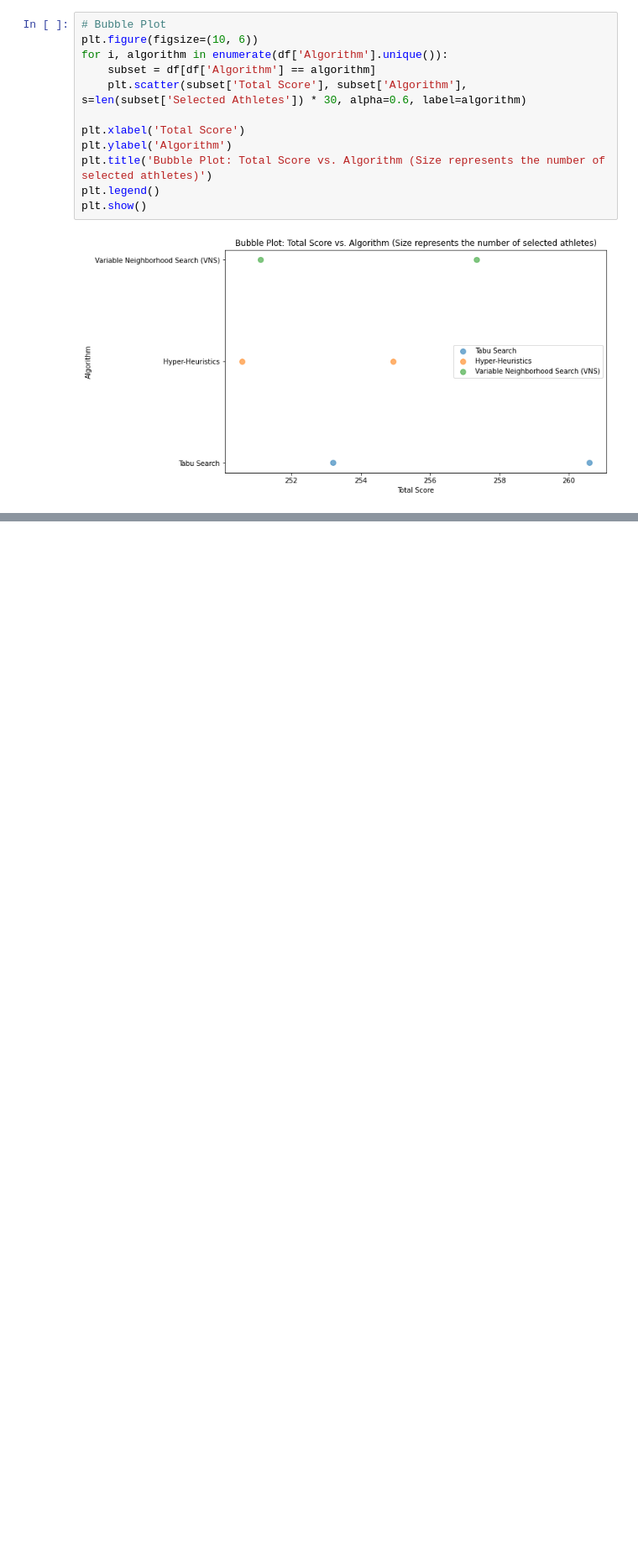
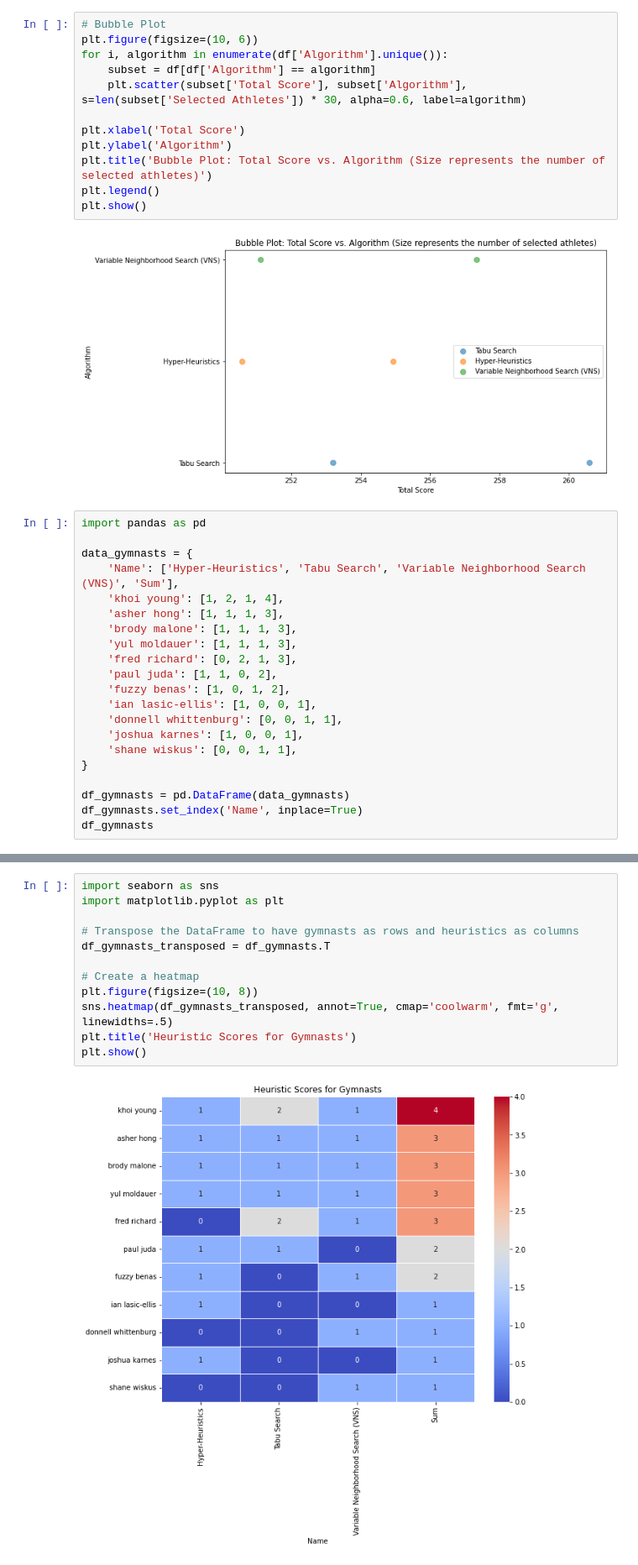
Before and after one commit to RyanTal/Data_Mining, a Jupyter notebook: Results/Men Team Models Review.ipynb, the cells around one changed output, grey strips where cells are left out. Shown at 84% size. Saved outputs shown, nothing was run; the diff lists cells and outputs as text; blank space fills up the shorter version.

```diff
--- a/Results/Men Team Models Review.ipynb
+++ b/Results/Men Team Models Review.ipynb
@@ -239,3 +239,24 @@ plt.legend()
 plt.show()
 # %% [output]
 [figure]
+# %%
+import pandas as pd
+
+data_gymnasts = {
+    'Name': ['Hyper-Heuristics', 'Tabu Search', 'Variable Neighborhood Search (VNS)', 'Sum'],
+    'khoi young': [1, 2, 1, 4],
+    'asher hong': [1, 1, 1, 3],
+    'brody malone': [1, 1, 1, 3],
+    'yul moldauer': [1, 1, 1, 3],
+    'fred richard': [0, 2, 1, 3],
+    'paul juda': [1, 1, 0, 2],
+    'fuzzy benas': [1, 0, 1, 2],
+    'ian lasic-ellis': [1, 0, 0, 1],
+    'donnell whittenburg': [0, 0, 1, 1],
+    'joshua karnes': [1, 0, 0, 1],
+    'shane wiskus': [0, 0, 1, 1],
+}
+
+df_gymnasts = pd.DataFrame(data_gymnasts)
+df_gymnasts.set_index('Name', inplace=True)
+df_gymnasts
@@ -241,0 +270,14 @@ plt.show()
+# %%
+import seaborn as sns
+import matplotlib.pyplot as plt
+
+# Transpose the DataFrame to have gymnasts as rows and heuristics as columns
+df_gymnasts_transposed = df_gymnasts.T
+
+# Create a heatmap
+plt.figure(figsize=(10, 8))
+sns.heatmap(df_gymnasts_transposed, annot=True, cmap='coolwarm', fmt='g', linewidths=.5)
+plt.title('Heuristic Scores for Gymnasts')
+plt.show()
+# %% [output]
+[figure, added]
```
Also changed, not shown: parts of 13 cells of this notebook, 14 other files.
